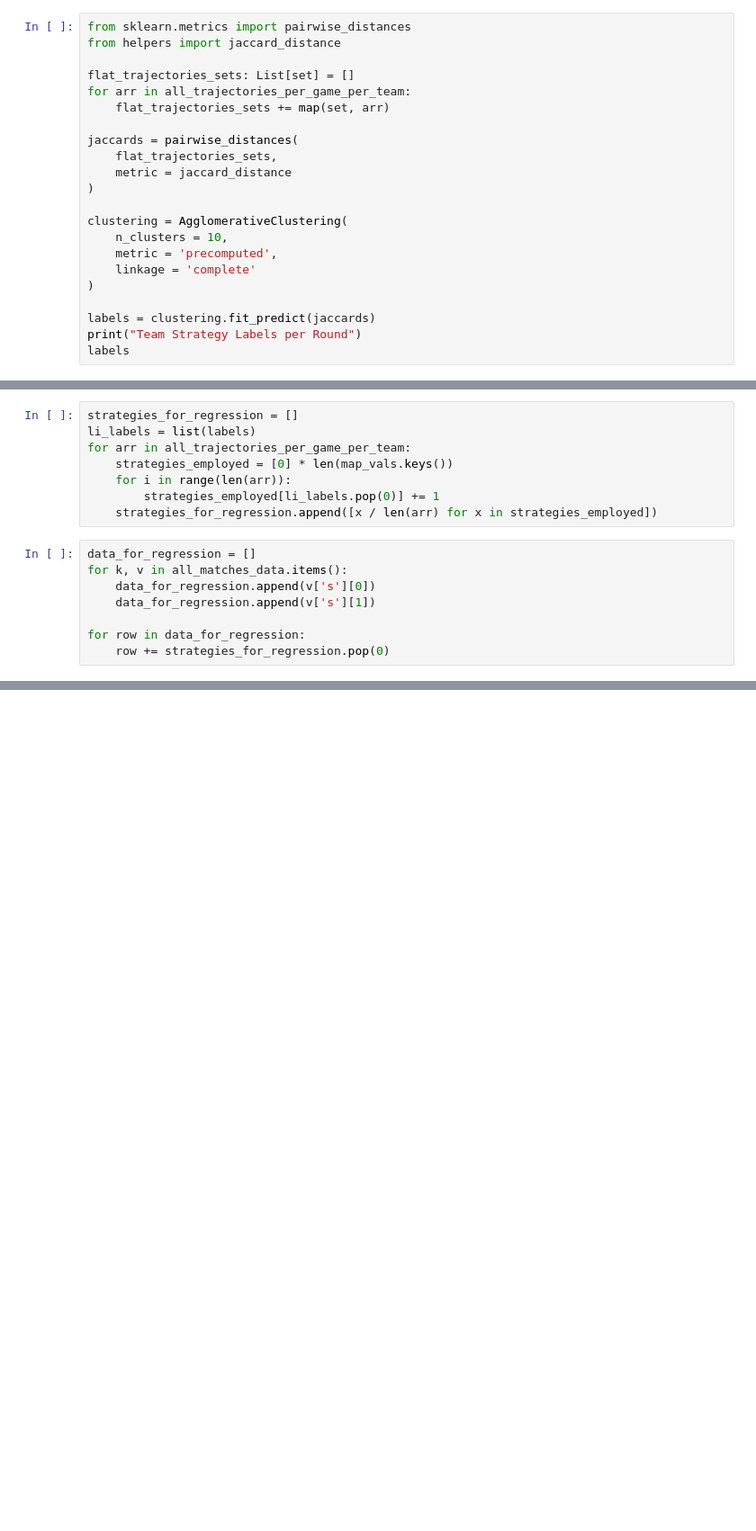
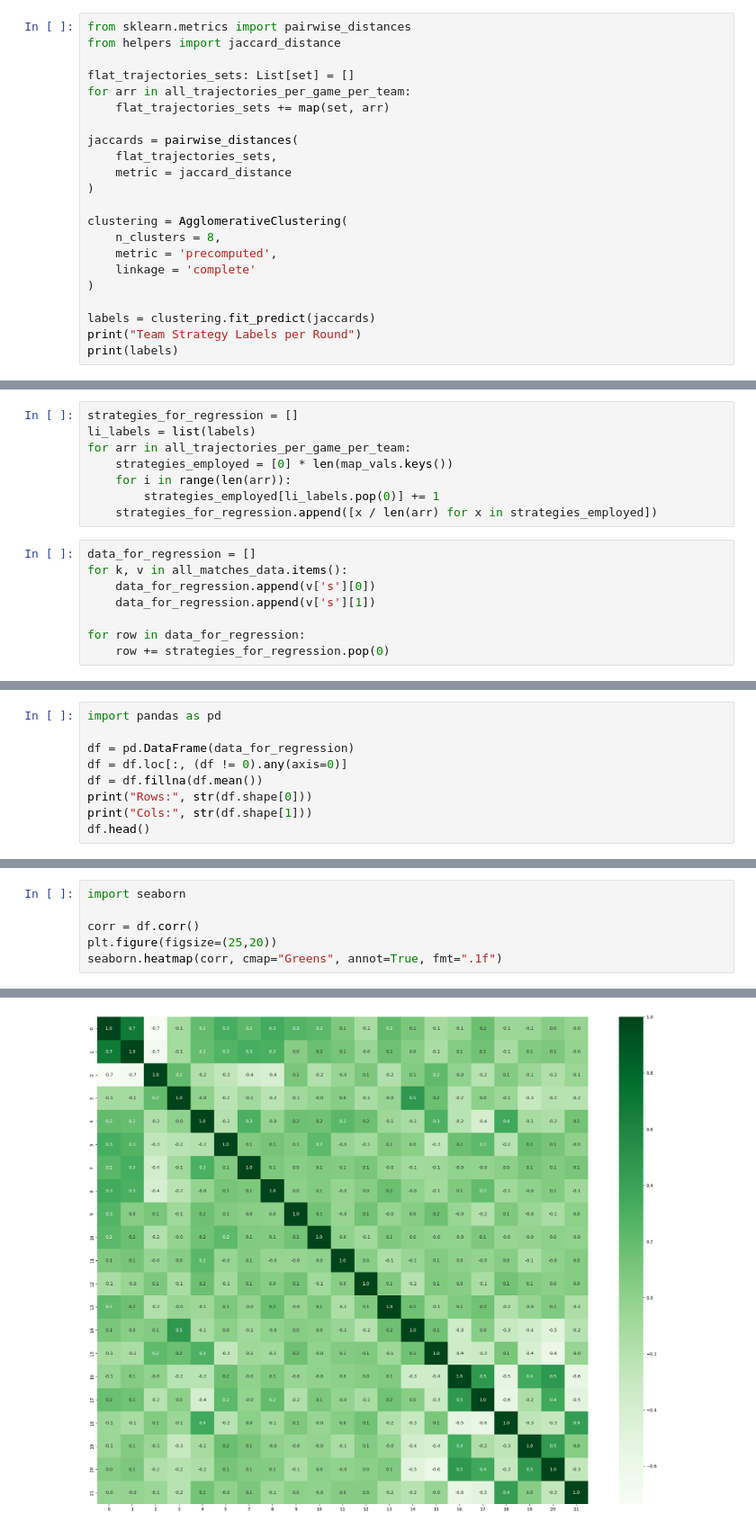
Before and after one commit to MJKingsbury/csA, a Jupyter notebook: src/main.ipynb, the cells around one changed output, grey strips where cells are left out. Shown: that part at 90% size. Cells and saved outputs as stored; diff of their text form; blank space fills up the shorter version.

Commit message:
Regression Implementation

```diff
--- a/src/main.ipynb
+++ b/src/main.ipynb
@@ -347,11 +370,11 @@ jaccards = pairwise_distances(
 )
 
 clustering = AgglomerativeClustering(
-    n_clusters = 10,
+    n_clusters = 8,
     metric = 'precomputed',
     linkage = 'complete'
 )
 
 labels = clustering.fit_predict(jaccards)
 print("Team Strategy Labels per Round")
-labels
+print(labels)
@@ -456,0 +497,9 @@ targets_for_regression[:5]
+# %%
+import pandas as pd
+
+df = pd.DataFrame(data_for_regression)
+df = df.loc[:, (df != 0).any(axis=0)]
+df = df.fillna(df.mean())
+print("Rows:", str(df.shape[0]))
+print("Cols:", str(df.shape[1]))
+df.head()
@@ -456,0 +516,7 @@ targets_for_regression[:5]
+# %%
+import seaborn
+
+corr = df.corr()
+plt.figure(figsize=(25,20))
+seaborn.heatmap(corr, cmap="Greens", annot=True, fmt=".1f")
+# %% [output]
@@ -456,0 +524 @@ targets_for_regression[:5]
+[figure, added]
```
Also changed, not shown: parts of 25 cells of this notebook, 1 other file.
